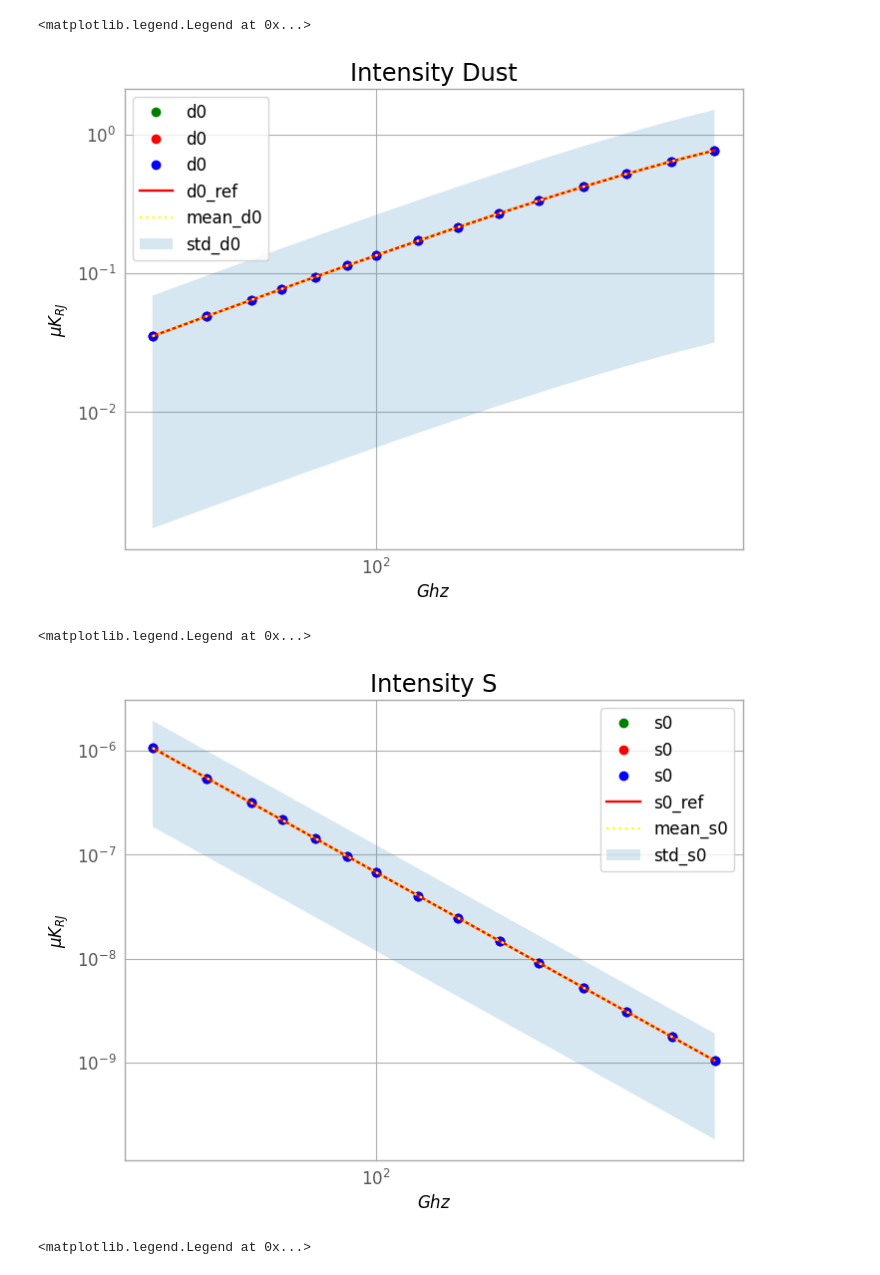
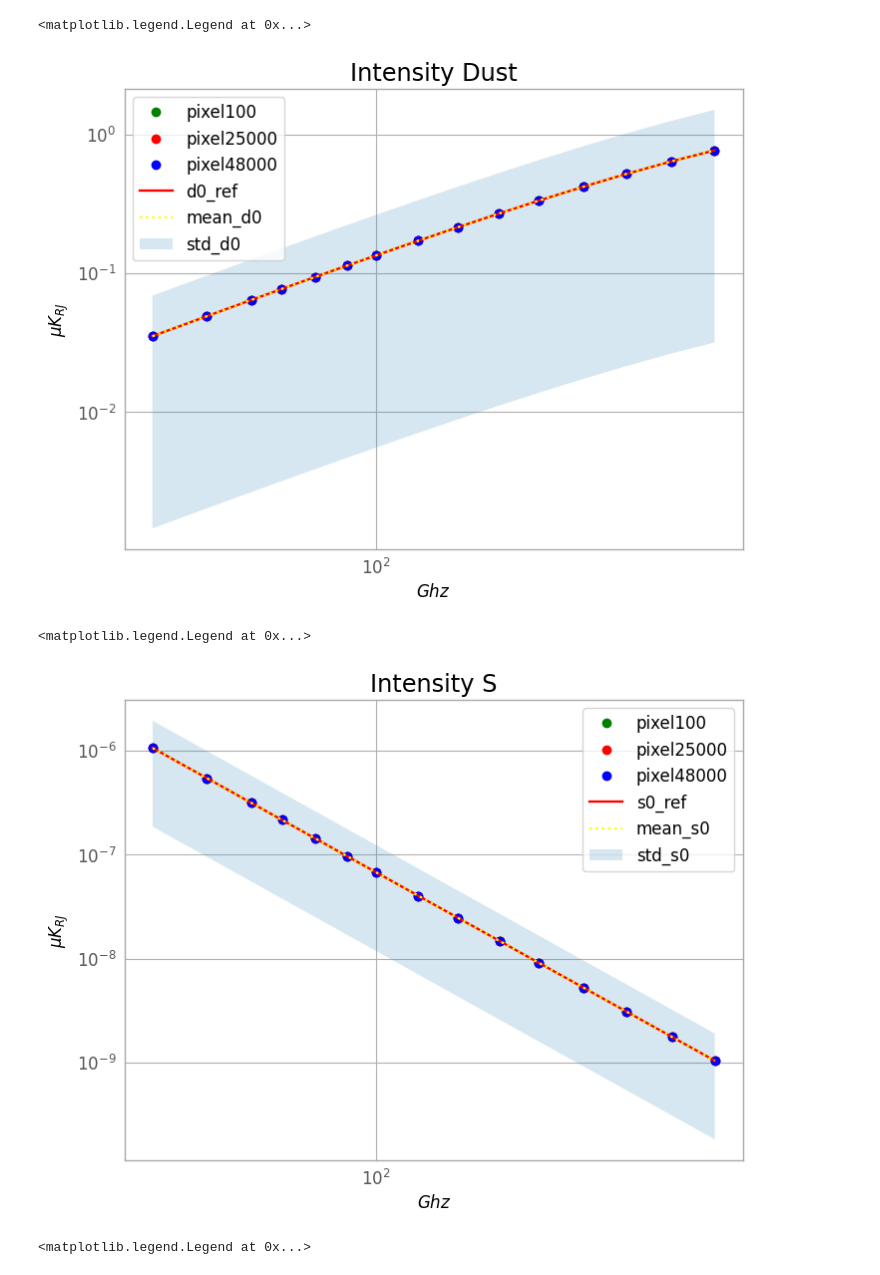
Before and after one commit to AlicePirotta/APC, a Jupyter notebook: d0,s0_norm.ipynb, the cells around one changed output. Cells and saved outputs as stored; diff of their text form; code cells hidden in the pictures.

```diff
--- a/d0,s0_norm.ipynb
+++ b/d0,s0_norm.ipynb
@@ -139,9 +143,9 @@ modified_BB_Q_D=(np.exp((h*nu_P_d*10**9)/(k*T))-1)/(np.exp((h*frequencies*10**9)
 power_law_Q_S=((frequencies/nu_P_s)**(beta_s))
 # %%
 
-plt.plot(frequencies,d0[:,0,1000],'o',color='green',label="d0")
-plt.plot(frequencies,d0[:,0,30000],'o',color='red',label="d0")
-plt.plot(frequencies,d0[:,0,40000],'o',color='blue',label="d0")
+plt.plot(frequencies,d0[:,0,100],'o',color='green',label="pixel100")
+plt.plot(frequencies,d0[:,0,25000],'o',color='red',label="pixel25000")
+plt.plot(frequencies,d0[:,0,48000],'o',color='blue',label="pixel48000")
 
 plt.plot(frequencies,modified_BB_I_D,'-',color='red',label="d0_ref")
 plt.plot(frequencies,allpixel_D,':',color='yellow',label="mean_d0")
@@ -157,27 +161,27 @@ plt.ylabel(r'$\mu$$K_{RJ}$')
 plt.legend()
 # %% [output]
 <matplotlib.legend.Legend at 0x...>
-[figure, old version]
+[figure, new version]
 # %%
 
-plt.plot(frequencies,s0[:,0,0],'o',color='green',label="s0")
-plt.plot(frequencies,s0[:,0,50],'o',color='red',label="s0")
-plt.plot(frequencies,s0[:,0,100],'o',color='blue',label="s0")
+plt.plot(frequencies,s0[:,0,0],'o',color='green',label="pixel100")
+plt.plot(frequencies,s0[:,0,50],'o',color='red',label="pixel25000")
+plt.plot(frequencies,s0[:,0,100],'o',color='blue',label="pixel48000")
 
 plt.plot(frequencies,power_law_I_S,'-',color='red',label="s0_ref")
 plt.plot(frequencies,allpixel_S,':',color='yellow',label="mean_s0")
 plt.fill_between(frequencies,allpixel_S+err_S, allpixel_S-err_S, alpha=0.2, label="std_s0")
 
 
 plt.title("Intensity S")
 plt.yscale('log')
 plt.xscale('log')
 plt.xlabel(r'$Ghz$')
 plt.ylabel(r'$\mu$$K_{RJ}$')
 plt.legend()
 # %% [output]
 <matplotlib.legend.Legend at 0x...>
-[figure, old version]
+[figure, new version]
 # %%
 
 plt.plot(frequencies,d0[:,1,0],'o',color='green',label="d0")
```
Also changed, not shown: parts of 2 cells of this notebook.
